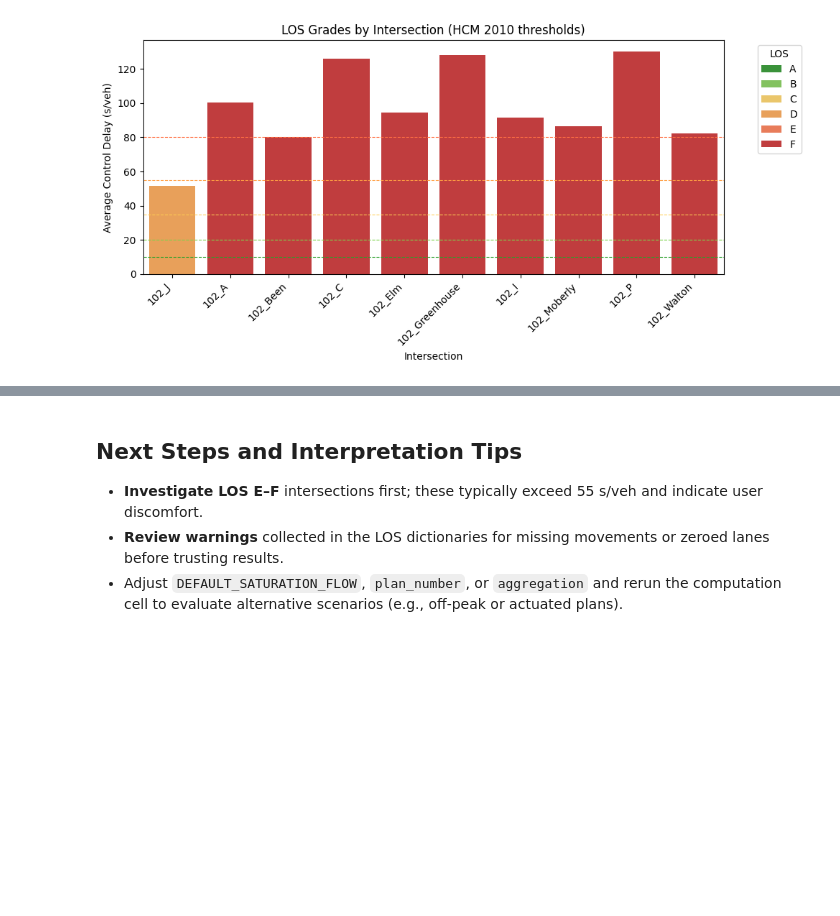
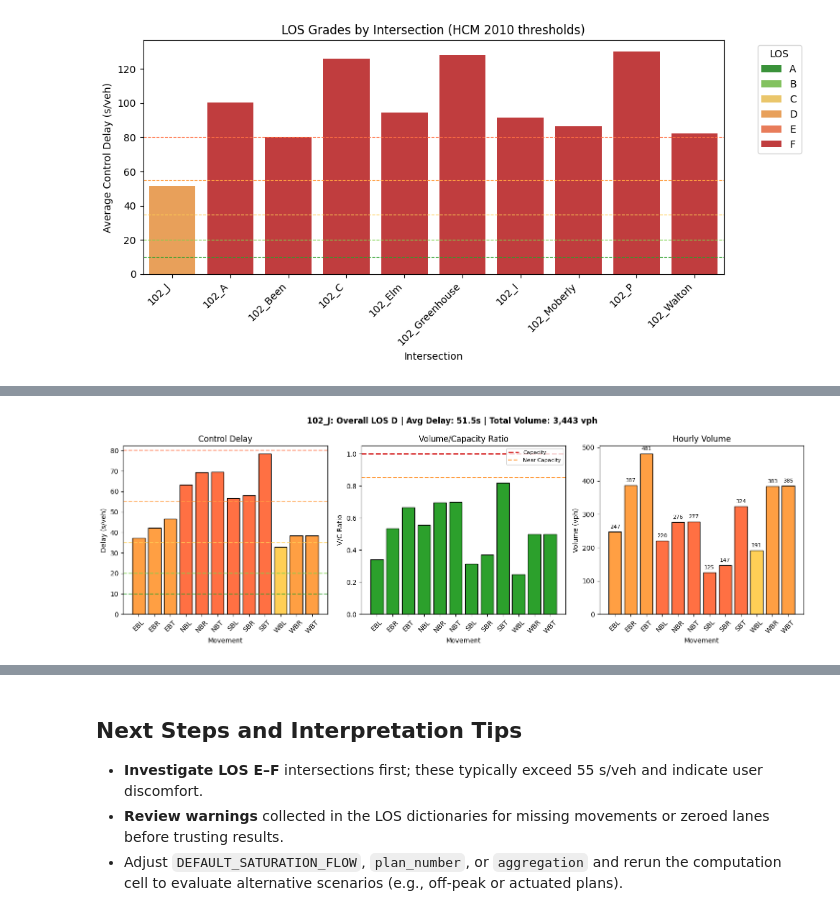
Before and after one commit to Brettberry07/COB-Traffic-Project, a Jupyter notebook: LOS_analysis.ipynb, the cells around one changed output, grey strips where cells are left out. Cells and saved outputs as stored; diff of their text form; code cells hidden in the pictures; blank space fills up the shorter version.

```diff
--- a/LOS_analysis.ipynb
+++ b/LOS_analysis.ipynb
@@ -915,0 +1467,81 @@ plot_los_barchart(los_df.dropna(subset=["LOS"]))
+# %%
+def plot_intersection_breakdown(results: Dict[str, Any], intersection_id: str) -> None:
+    """
+    Create a detailed breakdown for a single intersection showing
+    delay and v/c ratio for each movement.
+    """
+    payload = results.get("intersections", {}).get(intersection_id)
+    if not payload or "error" in payload:
+        print(f"No data for intersection {intersection_id}")
+        return
+
+    per_lane = payload.get("per_lane", [])
+    if not per_lane:
+        print(f"No movement data for {intersection_id}")
+        return
+
+    # Sort by movement
+    df = pd.DataFrame(per_lane).sort_values("movement")
+
+    fig, axes = plt.subplots(1, 3, figsize=(15, 5))
+
+    # Color palette based on LOS
+    los_colors = {
+        "A": "#2ca02c", "B": "#7fd34e", "C": "#ffcf56",
+        "D": "#ff9f43", "E": "#ff7043", "F": "#d62728"
+    }
+    colors = [los_colors.get(los, "#999999") for los in df["LOS"]]
+
+    # Plot 1: Delay by movement
+    ax1 = axes[0]
+    bars1 = ax1.bar(df["movement"], df["delay_s_per_veh"], color=colors, edgecolor="black")
+    ax1.axhline(10, color="#2ca02c", linestyle="--", alpha=0.7, label="LOS A")
+    ax1.axhline(20, color="#7fd34e", linestyle="--", alpha=0.7, label="LOS B")
+    ax1.axhline(35, color="#ffcf56", linestyle="--", alpha=0.7, label="LOS C")
+    ax1.axhline(55, color="#ff9f43", linestyle="--", alpha=0.7, label="LOS D")
+    ax1.axhline(80, color="#ff7043", linestyle="--", alpha=0.7, label="LOS E")
+    ax1.set_ylabel("Delay (s/veh)")
+    ax1.set_xlabel("Movement")
+    ax1.set_title("Control Delay")
+    ax1.tick_params(axis="x", rotation=45)
+
+    # Plot 2: V/C ratio
+    ax2 = axes[1]
+    vc_colors = ["#d62728" if vc > 1.0 else "#ff9f43" if vc > 0.85 else "#2ca02c"
+                 for vc in df["degree_of_saturation"]]
+    bars2 = ax2.bar(df["movement"], df["degree_of_saturation"], color=vc_colors, edgecolor="black")
+    ax2.axhline(1.0, color="#d62728", linestyle="--", linewidth=2, label="Capacity")
+    ax2.axhline(0.85, color="#ff9f43", linestyle="--", label="Near Capacity")
+    ax2.set_ylabel("V/C Ratio")
+    ax2.set_xlabel("Movement")
+    ax2.set_title("Volume/Capacity Ratio")
+    ax2.tick_params(axis="x", rotation=45)
+    ax2.legend(fontsize=8)
+
+    # Plot 3: Volume distribution (pie/bar)
+    ax3 = axes[2]
+    ax3.bar(df["movement"], df["volume_vph"], color=colors, edgecolor="black")
+    ax3.set_ylabel("Volume (vph)")
+    ax3.set_xlabel("Movement")
+    ax3.set_title("Hourly Volume")
+    ax3.tick_params(axis="x", rotation=45)
+
+    # Add values on bars
+    for bar, vol in zip(ax3.patches, df["volume_vph"]):
+        ax3.text(bar.get_x() + bar.get_width()/2, bar.get_height() + 10,
+                 f"{vol}", ha="center", fontsize=8)
+
+    summary = payload["intersection"]
+    fig.suptitle(f"{intersection_id}: Overall LOS {summary['LOS']} | "
+                 f"Avg Delay: {summary['average_delay_s_per_veh']:.1f}s | "
+                 f"Total Volume: {summary['total_volume_vph']:,} vph",
+                 fontsize=12, fontweight="bold")
+
+    plt.tight_layout()
+    plt.show()
+
+# Show breakdown for a few key intersections
+print("Detailed breakdown for selected intersections:\n")
+for int_id in ["102_J", "102_Elm", "102_Walton"]:  # One D, two F's to compare
+    plot_intersection_breakdown(los_results, int_id)
+# %% [output]
@@ -915,0 +1549 @@ plot_los_barchart(los_df.dropna(subset=["LOS"]))
+[figure, added]
```
Also changed, not shown: parts of 12 cells of this notebook.
